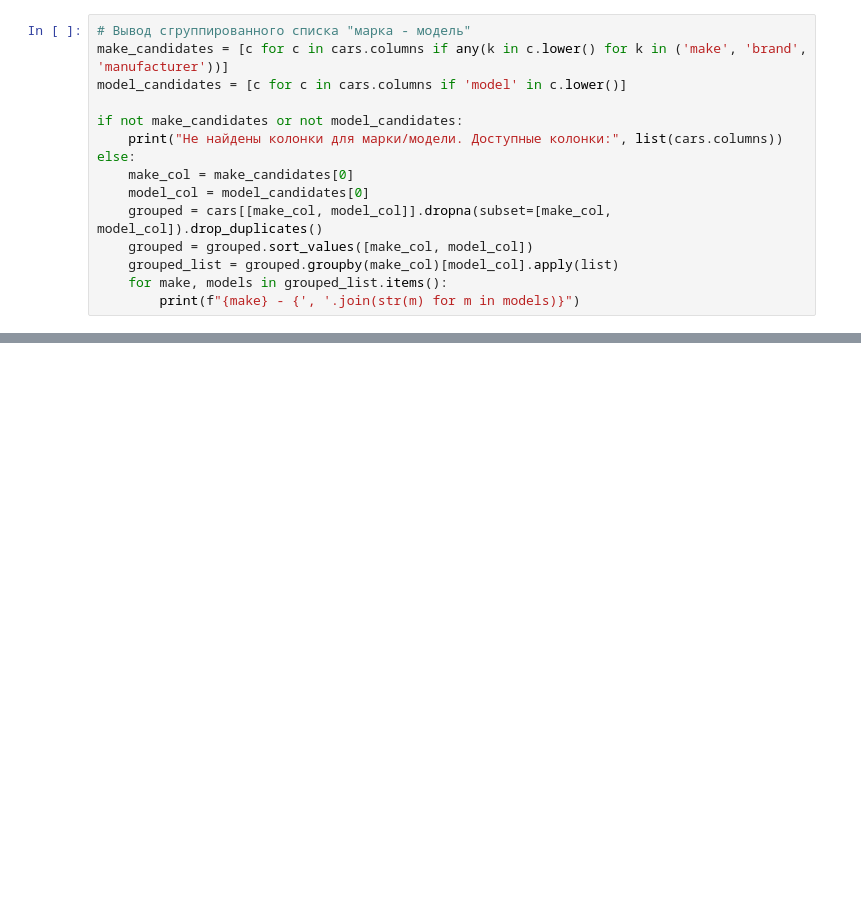
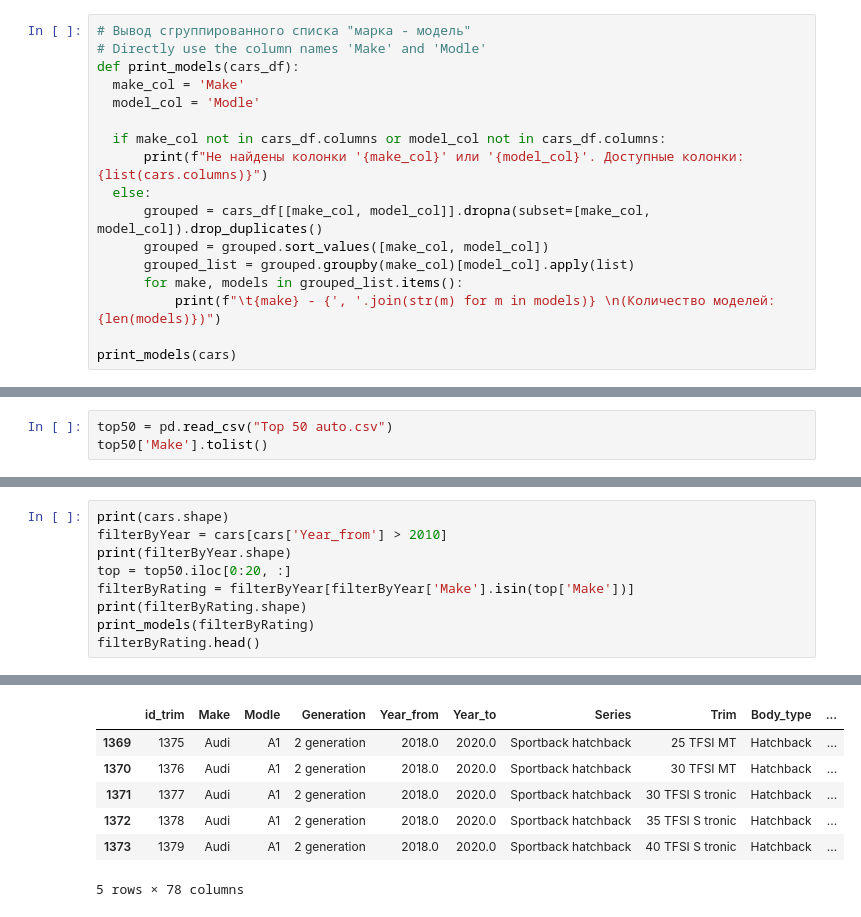
Before and after one commit to Giro216/AI_CAR_ASSISTANT, a Jupyter notebook: app/Service_Recommendation_LLM/cars1945_2020_analyst.ipynb, the cells around one changed output, grey strips where cells are left out. Cells and saved outputs as stored; diff of their text form; blank space fills up the shorter version.

```diff
--- a/app/Service_Recommendation_LLM/cars1945_2020_analyst.ipynb
+++ b/app/Service_Recommendation_LLM/cars1945_2020_analyst.ipynb
@@ -46,15 +7,17 @@ Index(['id_trim', 'Make', 'Modle', 'Generation', 'Year_from', 'Year_to',
 # %%
 # Вывод сгруппированного списка "марка - модель"
-make_candidates = [c for c in cars.columns if any(k in c.lower() for k in ('make', 'brand', 'manufacturer'))]
-model_candidates = [c for c in cars.columns if 'model' in c.lower()]
+# Directly use the column names 'Make' and 'Modle'
+def print_models(cars_df):
+  make_col = 'Make'
+  model_col = 'Modle'
 
-if not make_candidates or not model_candidates:
-    print("Не найдены колонки для марки/модели. Доступные колонки:", list(cars.columns))
-else:
-    make_col = make_candidates[0]
-    model_col = model_candidates[0]
-    grouped = cars[[make_col, model_col]].dropna(subset=[make_col, model_col]).drop_duplicates()
-    grouped = grouped.sort_values([make_col, model_col])
-    grouped_list = grouped.groupby(make_col)[model_col].apply(list)
-    for make, models in grouped_list.items():
-        print(f"{make} - {', '.join(str(m) for m in models)}")
+  if make_col not in cars_df.columns or model_col not in cars_df.columns:
+      print(f"Не найдены колонки '{make_col}' или '{model_col}'. Доступные колонки: {list(cars.columns)}")
+  else:
+      grouped = cars_df[[make_col, model_col]].dropna(subset=[make_col, model_col]).drop_duplicates()
+      grouped = grouped.sort_values([make_col, model_col])
+      grouped_list = grouped.groupby(make_col)[model_col].apply(list)
+      for make, models in grouped_list.items():
+          print(f"\t{make} - {', '.join(str(m) for m in models)} \n(Количество моделей: {len(models)})")
+
+print_models(cars)
@@ -60,0 +63,3 @@ else:
+# %%
+top50 = pd.read_csv("Top 50 auto.csv")
+top50['Make'].tolist()
@@ -60,0 +84,10 @@ else:
+# %%
+print(cars.shape)
+filterByYear = cars[cars['Year_from'] > 2010]
+print(filterByYear.shape)
+top = top50.iloc[0:20, :]
+filterByRating = filterByYear[filterByYear['Make'].isin(top['Make'])]
+print(filterByRating.shape)
+print_models(filterByRating)
+filterByRating.head()
+# %% [output]
@@ -60,0 +111,7 @@ else:
+|  | id_trim | Make | Modle | Generation | Year_from | Year_to | Series | Trim | Body_type | ... |
+| 1369 | 1375 | Audi | A1 | 2 generation | 2018.0 | 2020.0 | Sportback hatchback | 25 TFSI MT | Hatchback | ... |
+| 1370 | 1376 | Audi | A1 | 2 generation | 2018.0 | 2020.0 | Sportback hatchback | 30 TFSI MT | Hatchback | ... |
+| 1371 | 1377 | Audi | A1 | 2 generation | 2018.0 | 2020.0 | Sportback hatchback | 30 TFSI S tronic | Hatchback | ... |
+| 1372 | 1378 | Audi | A1 | 2 generation | 2018.0 | 2020.0 | Sportback hatchback | 35 TFSI S tronic | Hatchback | ... |
+| 1373 | 1379 | Audi | A1 | 2 generation | 2018.0 | 2020.0 | Sportback hatchback | 40 TFSI S tronic | Hatchback | ... |
+5 rows × 78 columns
```
Also changed, not shown: parts of 16 cells of this notebook, 4 other files.
